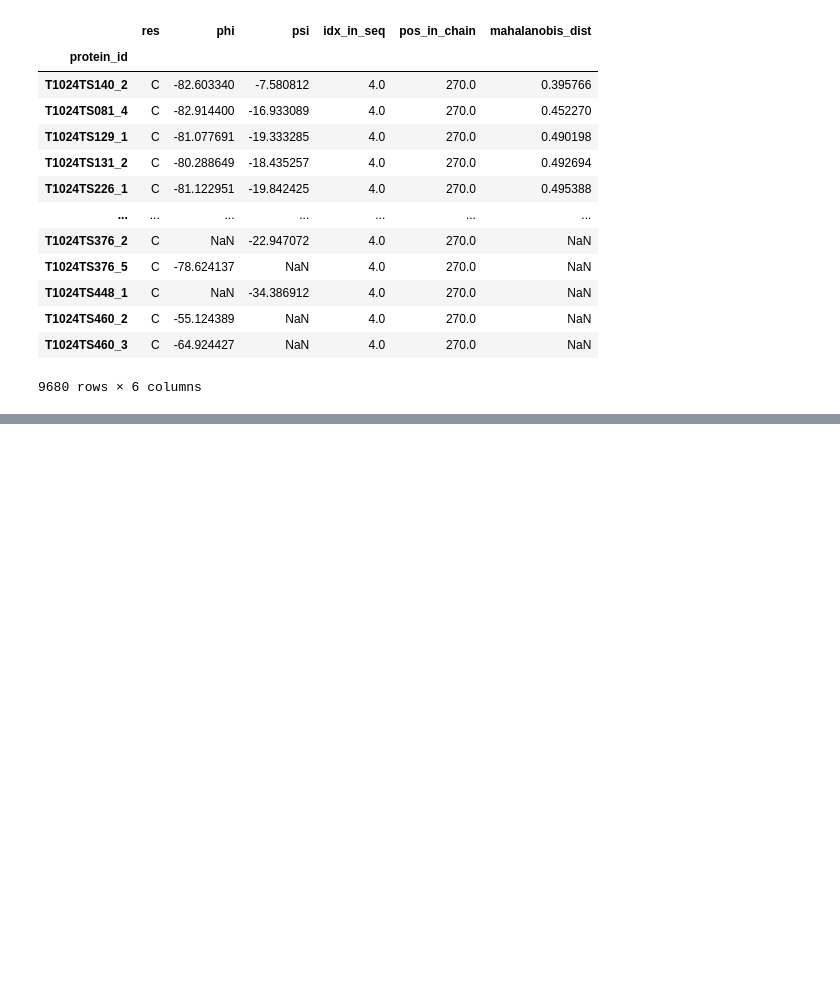
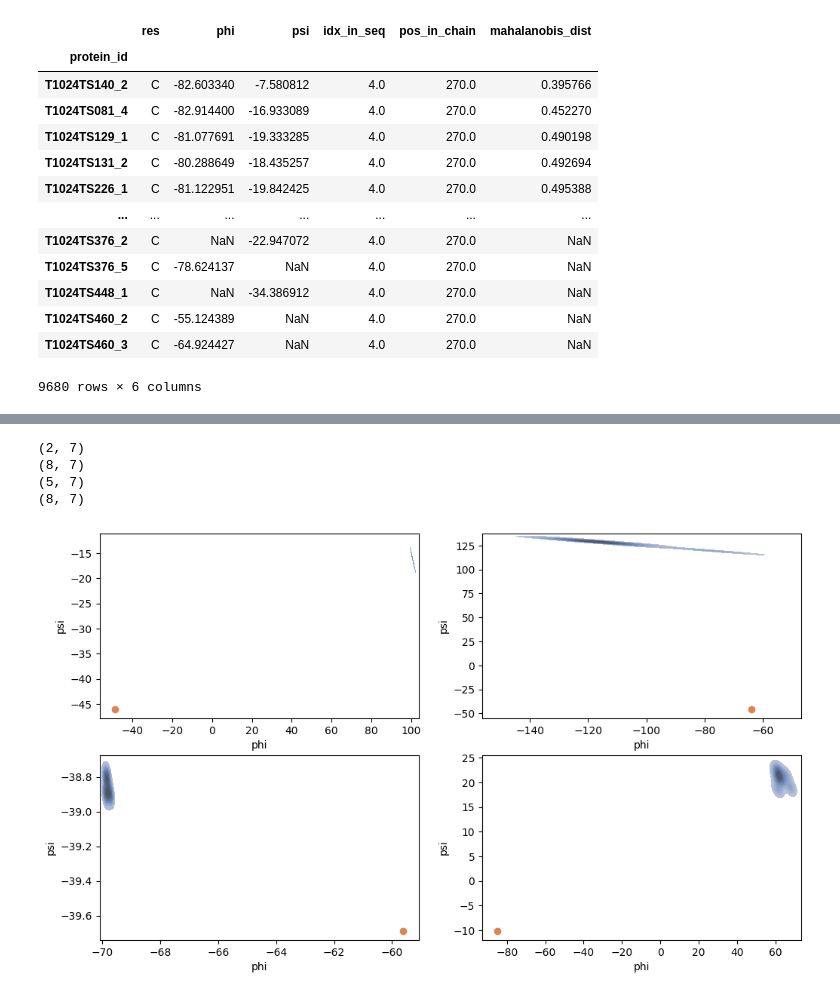
Before and after one commit to Musa-Azeem/protein-dihedral-visualization, a Jupyter notebook: casp.ipynb, the cells around one changed output, grey strips where cells are left out. Drawn from its saved outputs; the diff is of its cells as text; code cells hidden in the pictures; blank space fills up the shorter version.

```diff
--- a/casp.ipynb
+++ b/casp.ipynb
@@ -224,5 +158,6 @@ Received matches
 # %%
-phi_psi_mined = pd.DataFrame(columns=['res','phi', 'psi', 'seq', 'idx_in_seq', 'chain', 'protein_id'])
+# Get phi-psi by residue
+phi_psi_mined_ = []
 for seq_win,v in tqdm(matches.items()):
     seq = seq_win[4:]
     for protein,seq_matches in v.items():
@@ -233,7 +168,9 @@ for seq_win,v in tqdm(matches.items()):
         for seq_match in seq_matches:
             for i,match in enumerate(seq_match):
                 res, phi, psi = match['residueName'], match['phi'], match['psi']
-                phi_psi_mined.loc[len(phi_psi_mined)] = [res, phi, psi, seq, i, chain, protein_id]
+                # phi_psi_mined.loc[len(phi_psi_mined)] = [res, phi, psi, seq, i, chain, protein_id]
+                phi_psi_mined_.append([res, phi, psi, seq, i, chain, protein_id])
+phi_psi_mined = pd.DataFrame(phi_psi_mined_, columns=['res','phi', 'psi', 'seq', 'idx_in_seq', 'chain', 'protein_id'])
 phi_psi_mined.to_csv('phi_psi_mined.csv', index=False)
 # %%
 # Get phi_psi's of each prediction
@@ -450,0 +522,20 @@ moving = [atom for poly in str2 for atom in poly]
+# %%
+# plot dists with highest mahalanobis distance for alphafold
+phi_psi_alpha = phi_psi_predictions_by_window[phi_psi_predictions_by_window.protein_id == 'T1024TS427_1']
+seqs_with_highest_maha = phi_psi_alpha.sort_values('mahalanobis_dist', ascending=False).head(16).seq.values
+
+m = 0
+fig, axes = plt.subplots(2,2,figsize=(12,7))
+for i,seq in enumerate(seqs_with_highest_maha[m:m+4]):
+    phi_psi_dist = phi_psi_mined_by_window[phi_psi_mined_by_window.seq == seq]
+    print(phi_psi_dist.shape)
+    phi_psi_alpha_seq = phi_psi_alpha[phi_psi_alpha.seq == seq]
+    ax = axes.flatten()[i]
+    sns.kdeplot(data=phi_psi_dist, x='phi', y='psi', ax=ax, fill=True, color='#7490c0', legend=True)
+    ax.plot(phi_psi_alpha_seq.phi, phi_psi_alpha_seq.psi, 'o', color='#dd8452', label='Prediction')
+# %% [output]
+(2, 7)
+(8, 7)
+(5, 7)
+(8, 7)
+[figure, added]
```
Also changed, not shown: parts of 18 cells of this notebook, 11 other files.
